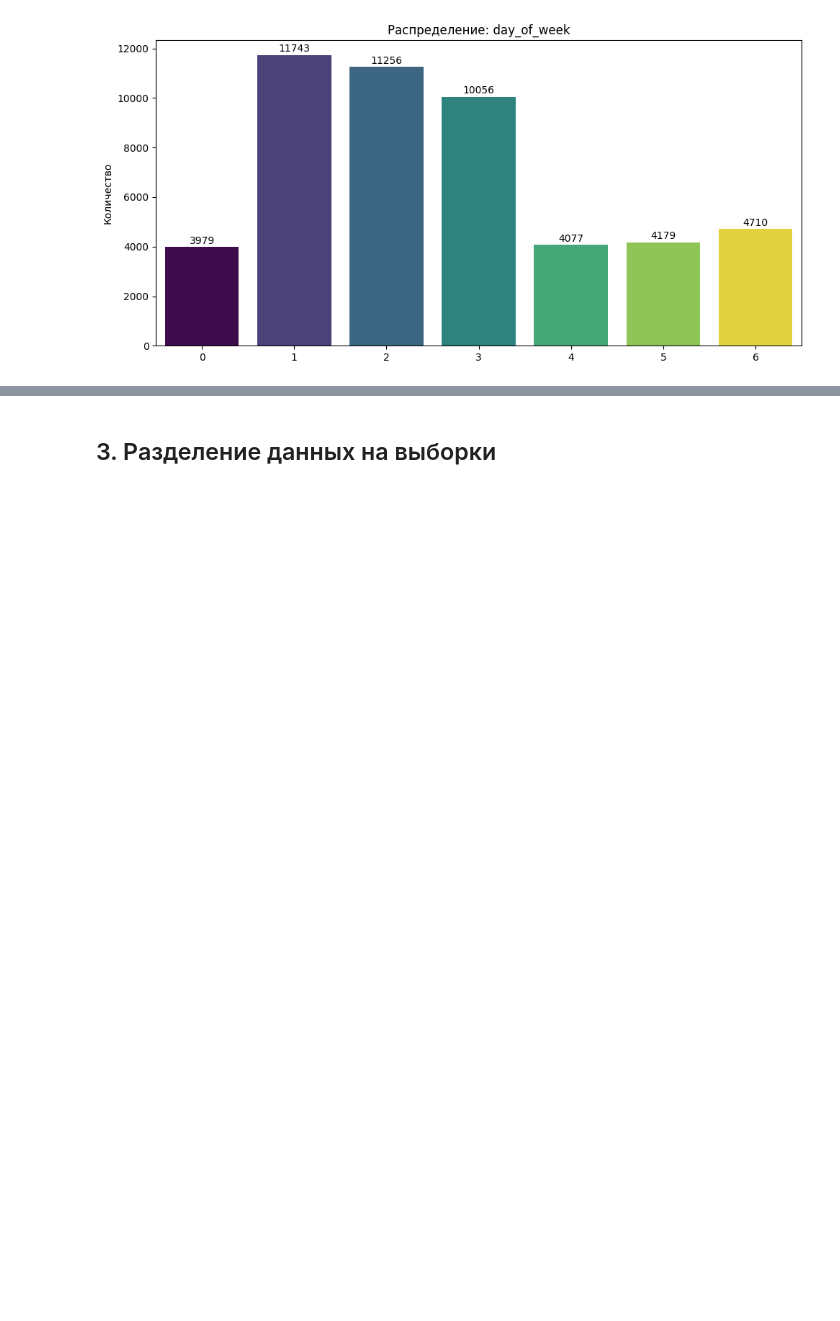
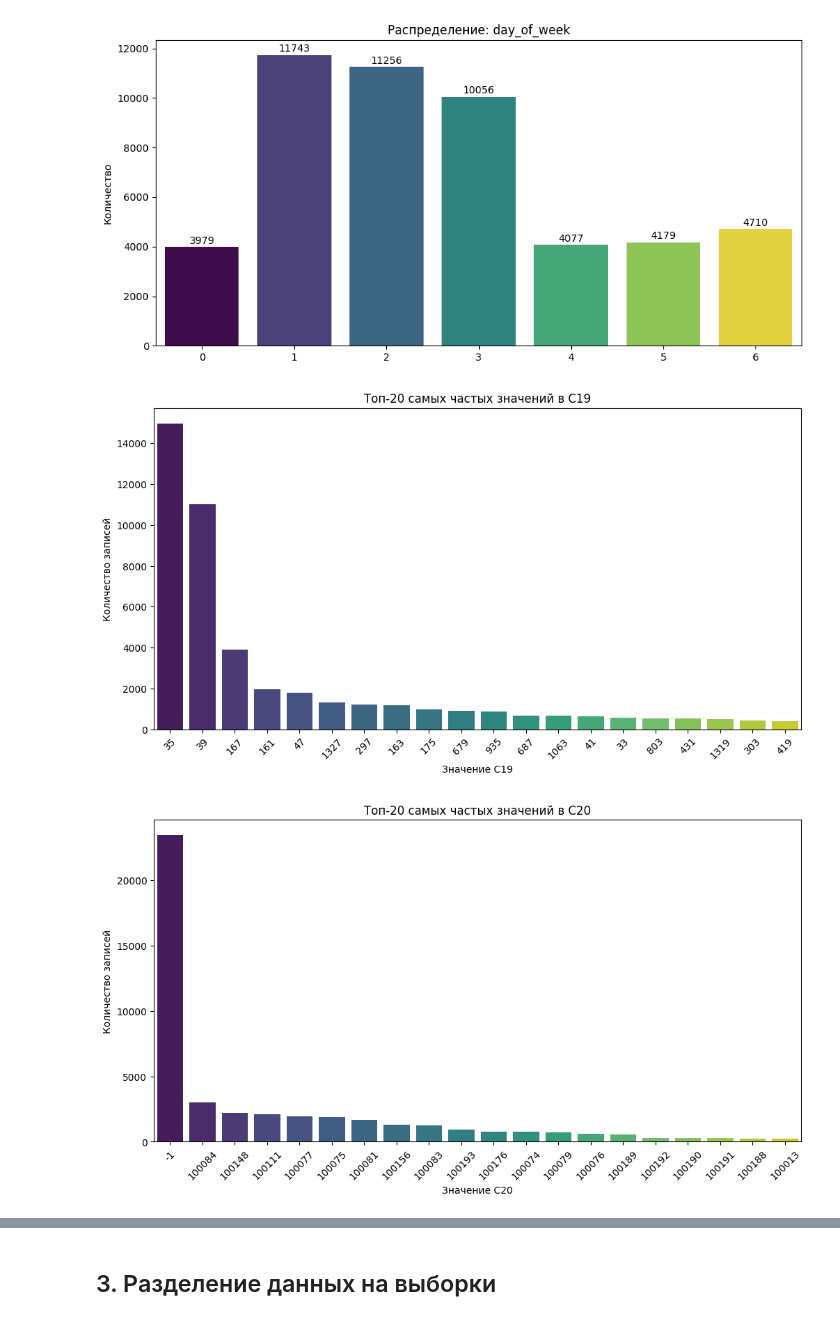
Before and after one commit to KatsayArtemDev/ml, a Jupyter notebook: classification/advandex_click/advandex_click_predictor.ipynb, the cells around one changed output, grey strips where cells are left out. Saved outputs shown, nothing was run; the diff lists cells and outputs as text; code cells hidden in the pictures; blank space fills up the shorter version.

```diff
--- a/classification/advandex_click/advandex_click_predictor.ipynb
+++ b/classification/advandex_click/advandex_click_predictor.ipynb
@@ -507,7 +496,8 @@ df_eda.describe()
 | 75% | 0.000000 | 1005.000000 | 1.000000 | 1.000000 | 0.000000 | 21916.000000 | 320.00000 | 50.000000 | 2526.000000 | ... |
 | max | 1.000000 | 1012.000000 | 7.000000 | 5.000000 | 5.000000 | 24043.000000 | 1024.00000 | 1024.000000 | 2757.000000 | ... |
 # %%
-discrete_cols = ['click', 'C1', 'banner_pos', 'device_type', 'device_conn_type', 'C18', 'C15', 'C16', 'ml_feature_4', 'hour_of_day', 'day_of_week']
+large_discrete_cols = ['C19', 'C20', 'C21']
+discrete_cols = ['click', 'C1', 'banner_pos', 'device_type', 'device_conn_type', 'C18', 'C15', 'C16', 'ml_feature_4', 'hour_of_day', 'day_of_week', *large_discrete_cols]
 
 def get_df_without_discrete(df, discrete_cols):
     for col in discrete_cols:
@@ -619,3 +606,24 @@ for _, feature in enumerate(valid_features):
 [figure]
 [figure]
 [figure]
+# %%
+for col in large_discrete_cols:
+    counts = df[col].value_counts().nlargest(20)
+
+    plt.figure(figsize=(12, 6))
+    sns.barplot(
+        x=counts.index.astype(str),
+        hue=counts.index.astype(str),
+        y=counts.values,
+        palette='viridis',
+        legend=False
+    )
+
+    plt.title(f'Топ-20 самых частых значений в {col}')
+    plt.xlabel(f'Значение {col}')
+    plt.ylabel('Количество записей')
+    plt.xticks(rotation=45)
+    plt.show()
+# %% [output]
+[figure, added]
+[figure, added]
```
Also changed, not shown: parts of 23 cells of this notebook.
